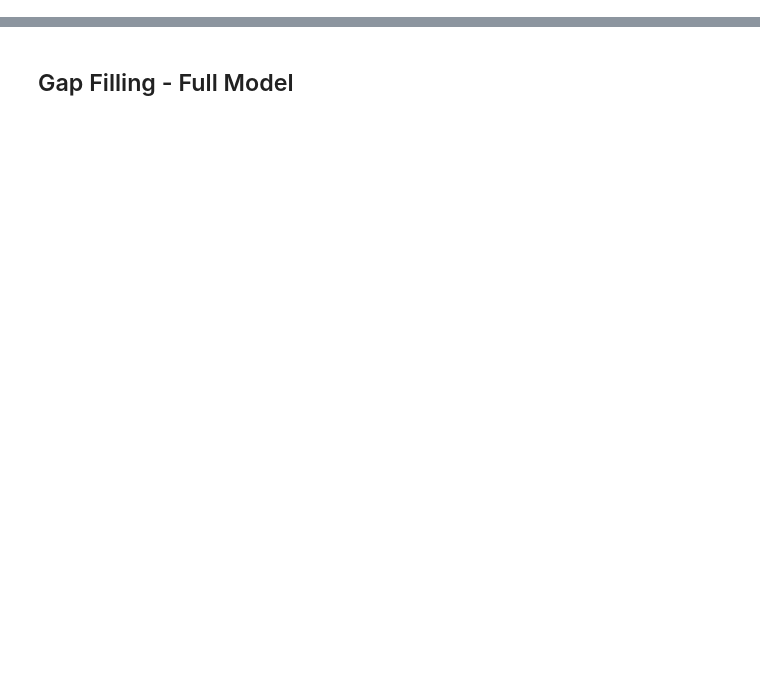
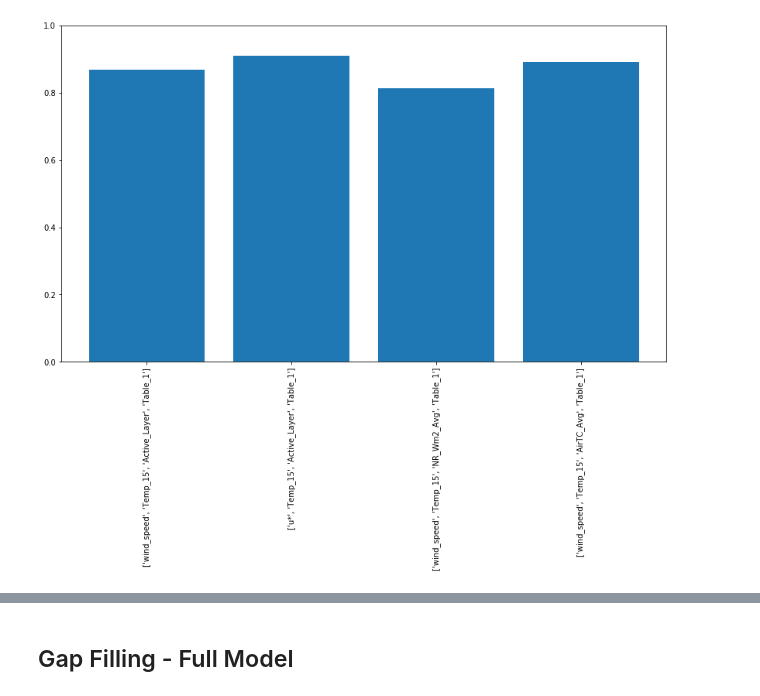
Before and after one commit to June-Skeeter/ML_GapFilling, a Jupyter notebook: Factor_Analysis.ipynb, the cells around one changed output, grey strips where cells are left out. Saved outputs shown, nothing was run; the diff lists cells and outputs as text; code cells hidden in the pictures; blank space fills up the shorter version.

```diff
--- a/Factor_Analysis.ipynb
+++ b/Factor_Analysis.ipynb
@@ -111,6 +112,10 @@ class ReadStandardTime:
         self.Master = self.Master.set_index(pd.DatetimeIndex(pd.to_datetime(self.Master['datetime'])))
         self.Master['DOY'] = self.Master.index.dayofyear*1.0
         self.Master['HR'] = self.Master.index.hour*1.0
+
+        self.Master['Temp_2'] = self.Master["Temp_15_1"]*.8+self.Master["Temp_15_2"]*.2
+        self.Master['Temp_15'] = self.Master["Temp_2_5_1"]*.8+self.Master["Temp_2_5_2"]*.2
+        self.Master['Active_Layer'] = self.Master["Active_Layer_1"]*.8+self.Master["Active_Layer_2"]*.2
 
     def Scale(self,y_var,X_vars):
         self.y_var = y_var
@@ -189,13 +194,14 @@ def TTV_Split(i,Memory,X,y,params,GapFill,FullX):
 # Model = ['Temp_2_5_1','u*','air_pressure','Table_1','NR_Wm2_Avg','AirTC_Avg','RH','DOY']
 
 
-Model = ["DOY","H","air_pressure","wind_speed","wind_dir","u*","Hz","AirTC_Avg","RH_Samp","Rain_mm_Tot","NR_Wm2_Avg",
-         "PPFD_Avg","Temp_2_5_1","Temp_15_1","Temp_5_1","Temp_2_5_2","Temp_15_2","Temp_5_2","Depth_1","Active_Layer_1",
-         "Table_1","Depth_2","Active_Layer_2"]
+# Model = ["DOY","H","air_pressure","wind_speed","wind_dir","u*","Hz","AirTC_Avg","RH_Samp","Rain_mm_Tot","NR_Wm2_Avg",
+#          "PPFD_Avg","Temp_2_5_1","Temp_15_1","Temp_5_1","Temp_2_5_2","Temp_15_2","Temp_5_2","Depth_1","Active_Layer_1",
+#          "Table_1","Depth_2","Active_Layer_2"]
 
 Time = time.time()
 
 Path = 'FI_Data_W_BL.csv'
+params = prm.params
 def RunReps(Model,params,pool = None,GapFill=None):
     RST = ReadStandardTime(Path)
     offset = 5/params['proc']
@@ -231,7 +237,3 @@ def RunReps(Model,params,pool = None,GapFill=None):
         RST.Fill(Y_Pred)
         print(Y_Pred.shape)
         return('kitty')
-
-Scores = []
-L = len(Model)-1
-Models = Combos(Model,L)
@@ -237,0 +242,78 @@ Models = Combos(Model,L)
+# %%
+Analyze = True
+
+
+
+Model = ["DOY","H","air_pressure","wind_speed","wind_dir","u*","AirTC_Avg","RH_Samp","Rain_mm_Tot","NR_Wm2_Avg",
+         "PPFD_Avg","Temp_2","Temp_15","Active_Layer","Table_1"]
+
+
+Model = ["air_pressure","wind_speed","wind_dir","u*","AirTC_Avg","RH_Samp","NR_Wm2_Avg",
+         "PPFD_Avg","Temp_2","Temp_15","Active_Layer","Table_1"]
+
+
+Model = ["air_pressure","wind_speed","u*","AirTC_Avg","NR_Wm2_Avg",
+         "PPFD_Avg","Temp_2","Temp_15","Active_Layer","Table_1"]
+
+Scores = []
+L = 4#len(Model)-1
+Models = Combos(Model,L)
+
+# print(Models)
+# print(len(Models))
+
+Models=[['wind_speed','Temp_15','Active_Layer','Table_1'],['u*','Temp_15','Active_Layer','Table_1'],
+       ['wind_speed','Temp_15','NR_Wm2_Avg','Table_1'],['wind_speed','Temp_15','AirTC_Avg','Table_1']]
+
+Time = time.time()
+if Analyze == True:
+    if __name__=='__main__'and params['proc'] != 1:
+        pool = Pool(processes=params['proc'],maxtasksperchild=60)
+    else:pool=None
+    while L > 3:
+        print('Level: ', L)
+
+        Score = []
+        idx = []
+        Label = []
+        for i in range(len(Models)):
+            Results = RunReps(Models[i],params,pool)
+            Score.append(Results.mean())
+            print(Models[i],' Score: ',Results.mean())
+            idx.append(i)
+            Label.append(str(Models[i]))
+        Score = np.asanyarray(Score)
+        idx = np.asanyarray(idx)
+
+        Worst = Models[np.where(Score == Score.max())[0][0]]
+        Best = Models[np.where(Score == Score.min())[0][0]]
+        Scores.append(Score)
+        L-=1
+#         if L >1:
+#             print(Best)
+#             print(Worst)
+#             for factor in Best:
+#                 print(factor)
+#                 if factor not in Worst:
+#                     print('Best Factor: ', factor)
+#                     Models = Combos(Best,L,factor)
+#         else:
+#             Models=[Best]
+#         print()
+    print('Best Model: ',Best)
+    print(time.time()-Time)
+    if __name__=='__main__'and params['proc'] != 1:
+        pool.close()
+
+    Scores = np.asanyarray(Scores)
+
+    Results = np.asanyarray([Score,idx,Label])
+#     print(Results)
+    Results=Results[:,Results[0,:].argsort()]
+    Results=Results[:,0:4]
+
+    plt.bar(Results[1],Results[0].astype(float))
+    plt.xticks(Results[1], Results[2], rotation='vertical')
+    plt.ylim(0,1)
+    plt.show()
+# %% [output]
@@ -237,0 +327 @@ Models = Combos(Model,L)
+[figure, added]
```
Also changed, not shown: parts of 7 cells of this notebook, 1 other file.
